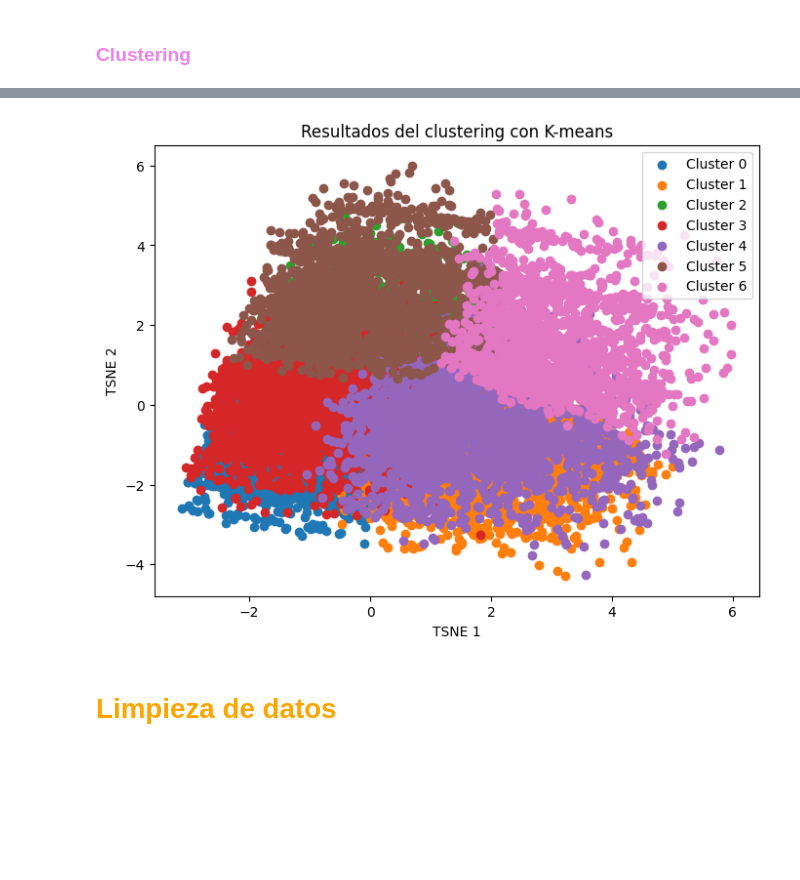
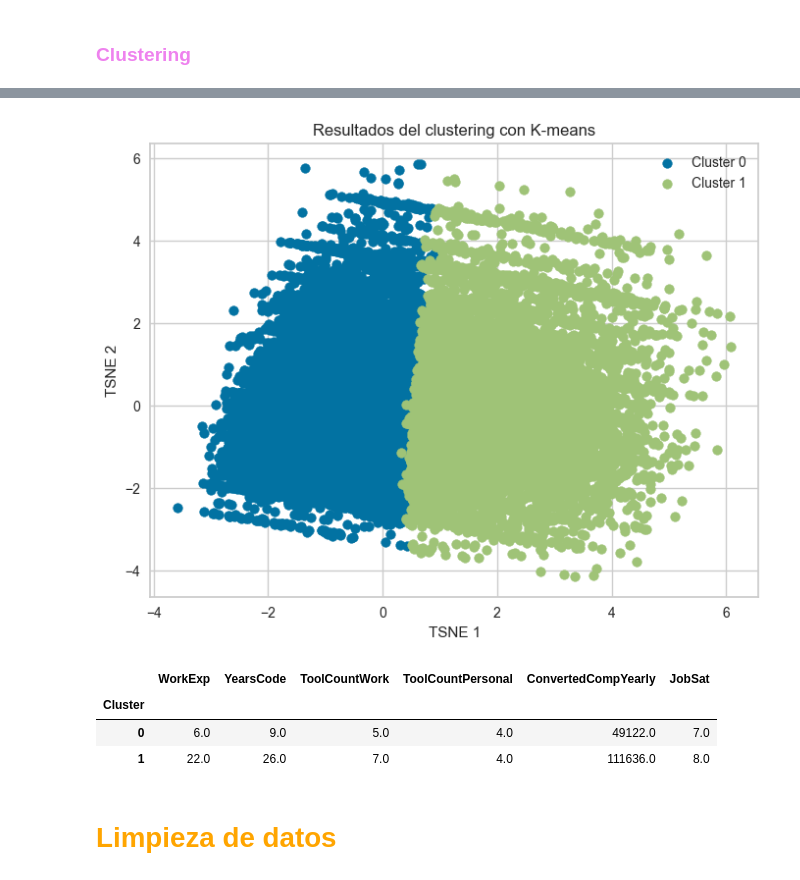
Before and after one commit to gonbenini/ciencia-datos-tpe, a Jupyter notebook: entregable.ipynb, the cells around one changed output, grey strips where cells are left out. Cells and saved outputs as stored; diff of their text form; code cells hidden in the pictures; blank space fills up the shorter version.

```diff
--- a/entregable.ipynb
+++ b/entregable.ipynb
@@ -569,28 +594,28 @@ Silhouette score: 0.2137
 # %%
 from cProfile import label
 from sklearn.manifold import TSNE
 
 t = 'PCA'
 if t == 'PCA':
     pca = PCA(n_components=2, whiten=False)
     principalComponents = pca.fit_transform(df_scaled)
 else:
     tsne = TSNE(n_components=2, random_state=42)
     principalComponents = tsne.fit_transform(df_scaled)
 
-k = 7
+k = 2
 cluster_kmeans = clusterizar(k, df_scaled)
 
 principalComponents_df = pd.DataFrame({'x': principalComponents[:, 0], 'y': principalComponents[:, 1], 'Cluster': cluster_kmeans})
 
 plt.figure(figsize=(8, 6))
 for cluster_num in range(k):
     plt.scatter(principalComponents_df[principalComponents_df['Cluster'] == cluster_num]['x'], principalComponents_df[principalComponents_df['Cluster'] == cluster_num]['y'], label=f'Cluster {cluster_num}')
 
 plt.xlabel('TSNE 1')
 plt.ylabel('TSNE 2')
 plt.legend()
 plt.title('Resultados del clustering con K-means')
 plt.show()
 # %% [output]
-[figure, old version]
+[figure, new version]
@@ -597,3 +629,11 @@ plt.show()
+# %%
+df['Cluster'] = cluster_kmeans
+df.groupby('Cluster')[cols_numerics].median()
+# %% [output]
+|  | WorkExp | YearsCode | ToolCountWork | ToolCountPersonal | ConvertedCompYearly | JobSat |
+| Cluster |  |  |  |  |  |  |
+| 0 | 6.0 | 9.0 | 5.0 | 4.0 | 49122.0 | 7.0 |
+| 1 | 22.0 | 26.0 | 7.0 | 4.0 | 111636.0 | 8.0 |
 # %% [markdown]
 <h1 style="color: orange;">Limpieza de datos
 # %% [markdown]
```
Also changed, not shown: parts of 14 cells of this notebook.
